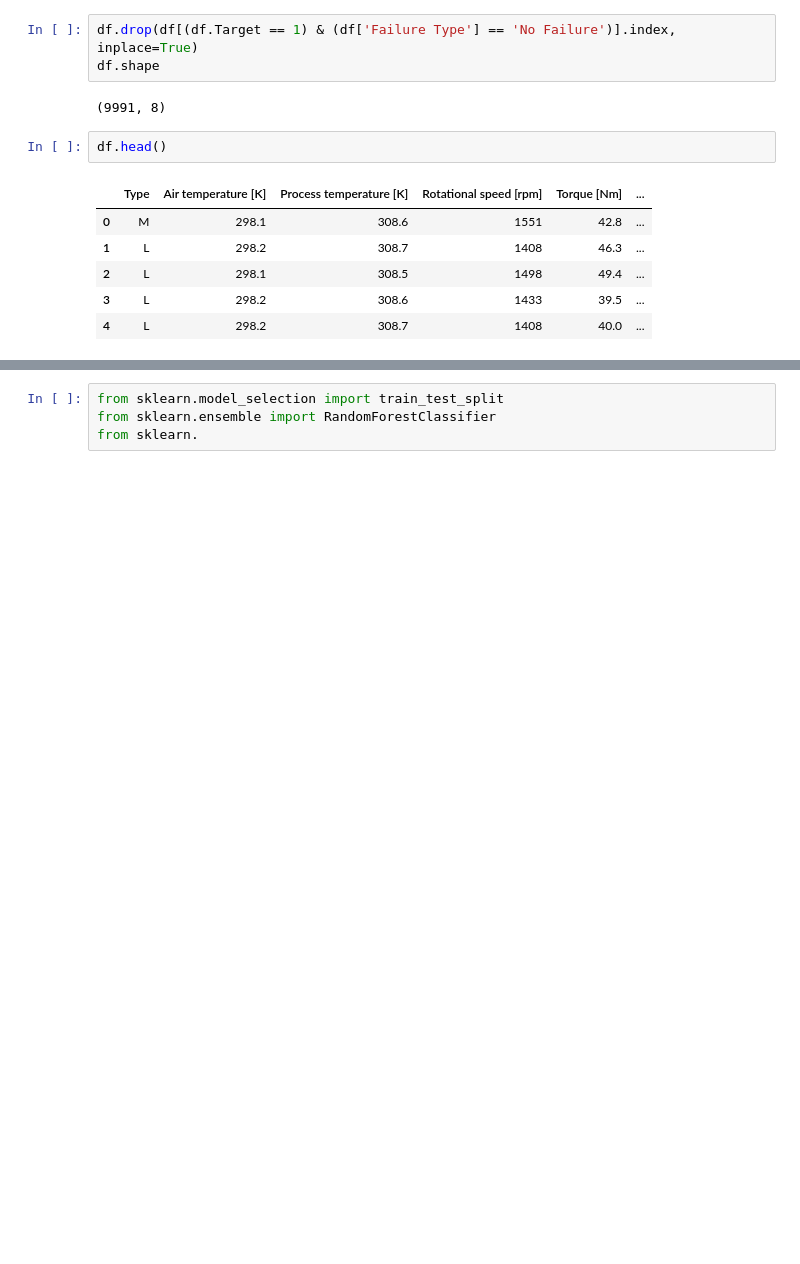
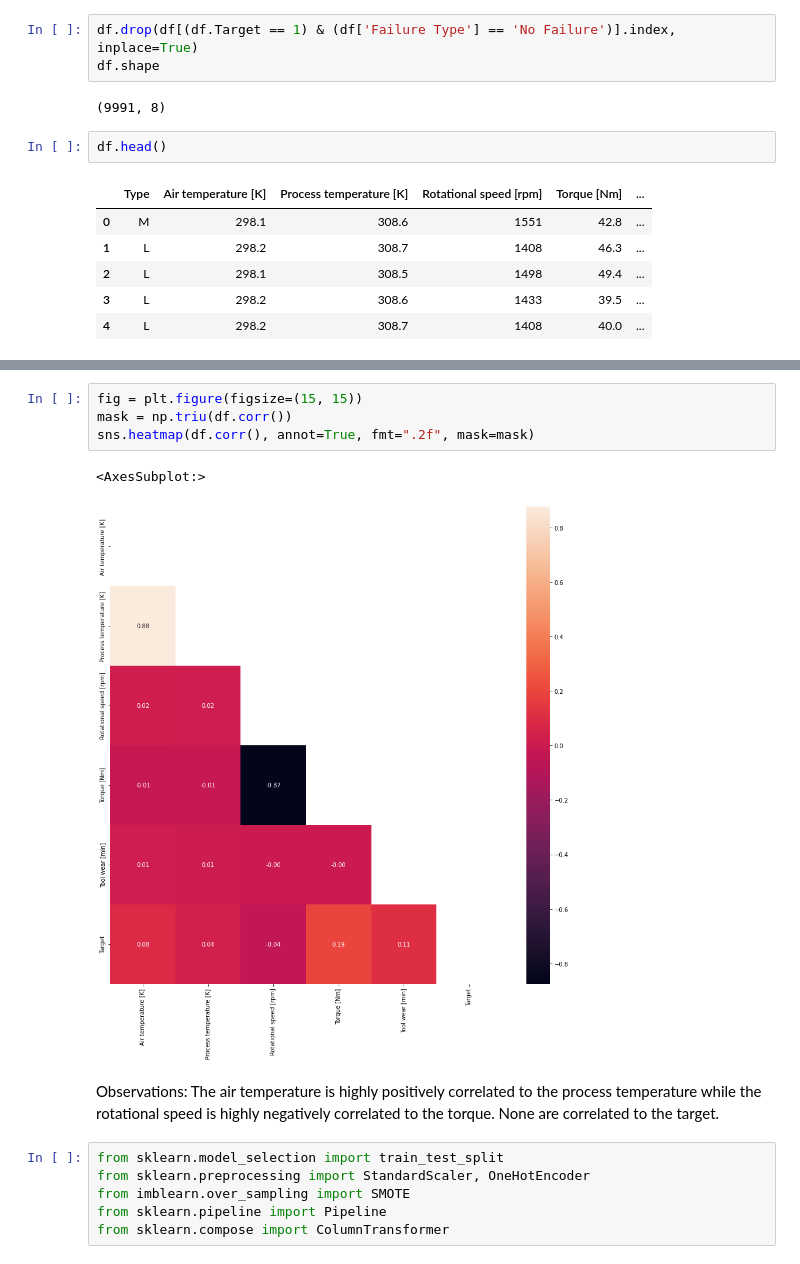
Before and after one commit to ChngYuanLongRandy/MachinePredictiveMaintenanceClassification, a Jupyter notebook: notebook.ipynb, the cells around one changed output, grey strips where cells are left out. Cells and saved outputs as stored; diff of their text form; blank space fills up the shorter version.

```diff
--- a/notebook.ipynb
+++ b/notebook.ipynb
@@ -198,4 +225,16 @@ df.head()
+# %%
+fig = plt.figure(figsize=(15, 15))
+mask = np.triu(df.corr())
+sns.heatmap(df.corr(), annot=True, fmt=".2f", mask=mask)
+# %% [output]
+<AxesSubplot:>
+[figure, added]
+# %% [markdown]
+Observations:
+The air temperature is highly positively correlated to the process temperature while the rotational speed is highly negatively correlated to the torque. None are correlated to the target.
 # %%
 from sklearn.model_selection import train_test_split
-from sklearn.ensemble import RandomForestClassifier
-from sklearn.
+from sklearn.preprocessing import StandardScaler, OneHotEncoder
+from imblearn.over_sampling import SMOTE
+from sklearn.pipeline import Pipeline
+from sklearn.compose import ColumnTransformer
```
Also changed, not shown: parts of 30 cells of this notebook, 1 other file.
